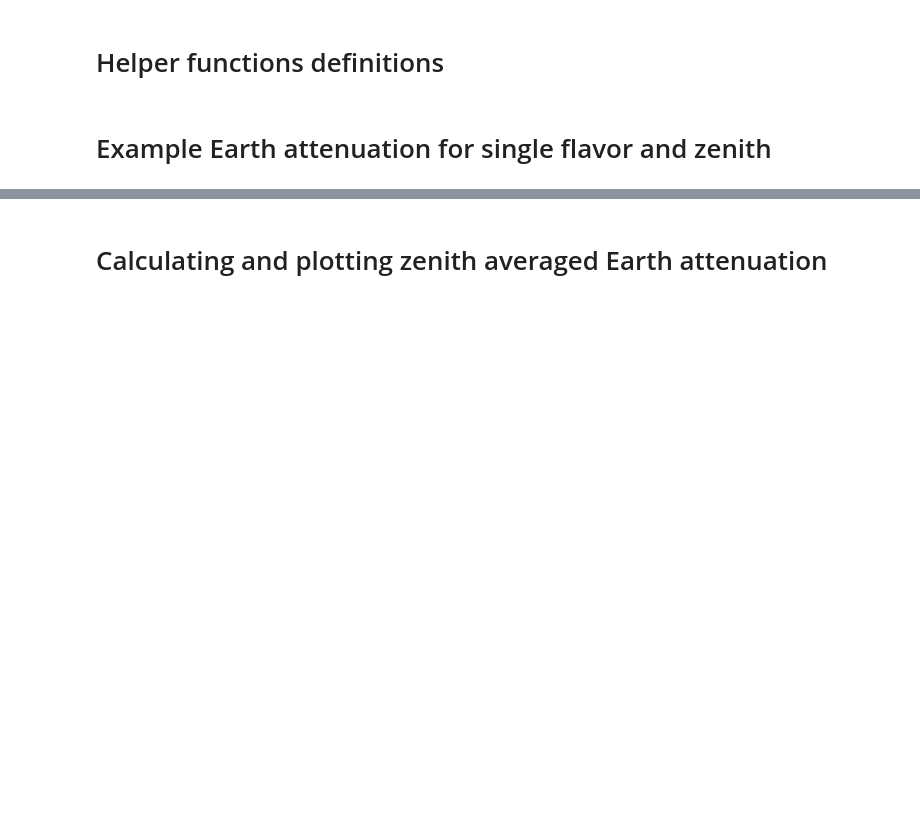
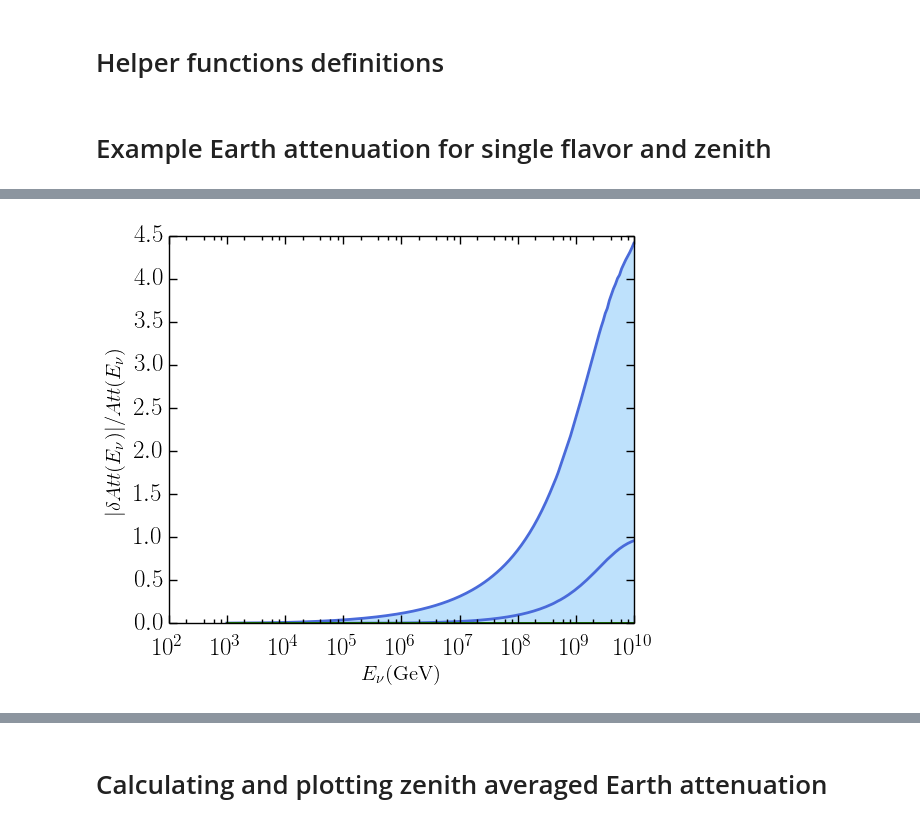
Before and after one commit to aaronvincent/nuFATE, a Jupyter notebook: notebook.ipynb, the cells around one changed output, grey strips where cells are left out. Cells and saved outputs as stored; diff of their text form; code cells hidden in the pictures; blank space fills up the shorter version.

```diff
--- a/notebook.ipynb
+++ b/notebook.ipynb
@@ -71,0 +89,93 @@ plt.grid()
+# %%
+xsh5 = tables.open_file("./data/NuFATECrossSectionsHERAPDF15NLO_EIG_central.h5","r")
+sigma_array_reference = xsh5.root.total_cross_sections.nutaubarxs[:]
+att_reference=np.exp(-sigma_array_reference*t)
+xsh5.close()
+
+max_error=np.zeros(len(energy_nodes))
+
+plt.figure(figsize=(6,5))
+
+for xs_filename in xs_tables:
+    xsh5 = tables.open_file(xs_filename,"r")
+    sigma_array = xsh5.root.total_cross_sections.nutaubarxs[:]
+    #plt.semilogx(energy_nodes,(np.exp(-sigma_array*t)-att_reference)/att_reference)
+
+    guy=np.abs((np.exp(-sigma_array*t)-att_reference)/att_reference)
+    max_error=np.maximum(max_error,guy)
+    #plt.semilogx(energy_nodes,sigma_array/sigma_array_reference)
+    xsh5.close()
+
+plt.fill_between(energy_nodes, 0., max_error, color = "#bee1fc")
+plt.plot(energy_nodes,max_error, lw = 2, color = "#496ada")
+
+xsh5 = tables.open_file("./data/NuFATECrossSectionsHERAPDF15NLO_EIG_central.h5","r")
+sigma_array_reference = xsh5.root.total_cross_sections.nutaubarxs[:]
+att_reference=np.exp(-sigma_array_reference*t)
+xsh5.close()
+
+max_error_hera=np.zeros(len(energy_nodes))
+
+for xs_filename in xs_tables_hera:
+    xsh5 = tables.open_file(xs_filename,"r")
+    sigma_array = xsh5.root.total_cross_sections.nutaubarxs[:]
+    #plt.semilogx(energy_nodes,(np.exp(-sigma_array*t)-att_reference)/att_reference)
+
+    guy=np.abs((np.exp(-sigma_array*t)-att_reference)/att_reference)
+    max_error_hera=np.maximum(max_error_hera,guy)
+    #plt.semilogx(energy_nodes,sigma_array/sigma_array_reference)
+    xsh5.close()
+
+plt.fill_between(energy_nodes, 0., max_error_hera, color = "#bee1fc")
+plt.plot(energy_nodes,max_error_hera, lw = 2, color = "#496ada")
+
+xsh5 = tables.open_file("./data/NuFATECrossSectionsCT10nlo_central.h5","r")
+sigma_array_reference = xsh5.root.total_cross_sections.nutaubarxs[:]
+att_reference=np.exp(-sigma_array_reference*t)
+xsh5.close()
+
+max_error_ct=np.zeros(len(energy_nodes))
+
+for xs_filename in xs_tables_ct:
+    xsh5 = tables.open_file(xs_filename,"r")
+    sigma_array = xsh5.root.total_cross_sections.nutaubarxs[:]
+    #plt.semilogx(energy_nodes,(np.exp(-sigma_array*t)-att_reference)/att_reference)
+
+    guy=np.abs((np.exp(-sigma_array*t)-att_reference)/att_reference)
+    max_error_ct=np.maximum(max_error_ct,guy)
+    #plt.semilogx(energy_nodes,sigma_array/sigma_array_reference)
+    xsh5.close()
+
+plt.fill_between(energy_nodes, 0., max_error_ct, color = "red")
+plt.plot(energy_nodes,max_error_ct, lw = 2, color = "red")
+
+xsh5 = tables.open_file("./data/NuFATECrossSectionsNNPDF23_nlo_as_0118_central.h5","r")
+sigma_array_reference = xsh5.root.total_cross_sections.nutaubarxs[:]
+att_reference=np.exp(-sigma_array_reference*t)
+xsh5.close()
+
+max_error_nn=np.zeros(len(energy_nodes))
+
+for xs_filename in xs_tables_nn:
+    xsh5 = tables.open_file(xs_filename,"r")
+    sigma_array = xsh5.root.total_cross_sections.nutaubarxs[:]
+    #plt.semilogx(energy_nodes,(np.exp(-sigma_array*t)-att_reference)/att_reference)
+
+    guy=np.abs((np.exp(-sigma_array*t)-att_reference)/att_reference)
+    max_error_nn=np.maximum(max_error_nn,guy)
+    #plt.semilogx(energy_nodes,sigma_array/sigma_array_reference)
+    xsh5.close()
+
+plt.fill_between(energy_nodes, 0., max_error_nn, color = "green")
+plt.plot(energy_nodes,max_error_nn, lw = 2, color = "green")
+
+plt.tick_params(axis = "x", pad = 10)
+plt.tick_params(axis = "both", which = "major", width = 1, length = 6)
+plt.tick_params(axis = "both", which = "minor", width = 1, length = 3)
+
+plt.semilogx()
+plt.xlabel(r"$E_\nu ({\rm GeV})$", fontsize=15)
+plt.ylabel(r"$|\delta Att(E_\nu)|/Att(E_\nu)$", fontsize=15)
+
+#plt.ylim(-0.2,0.2)
+# %% [output]
@@ -71,0 +183 @@ plt.grid()
+[figure, added]
```
Also changed, not shown: parts of 16 cells of this notebook, 1 other file.
